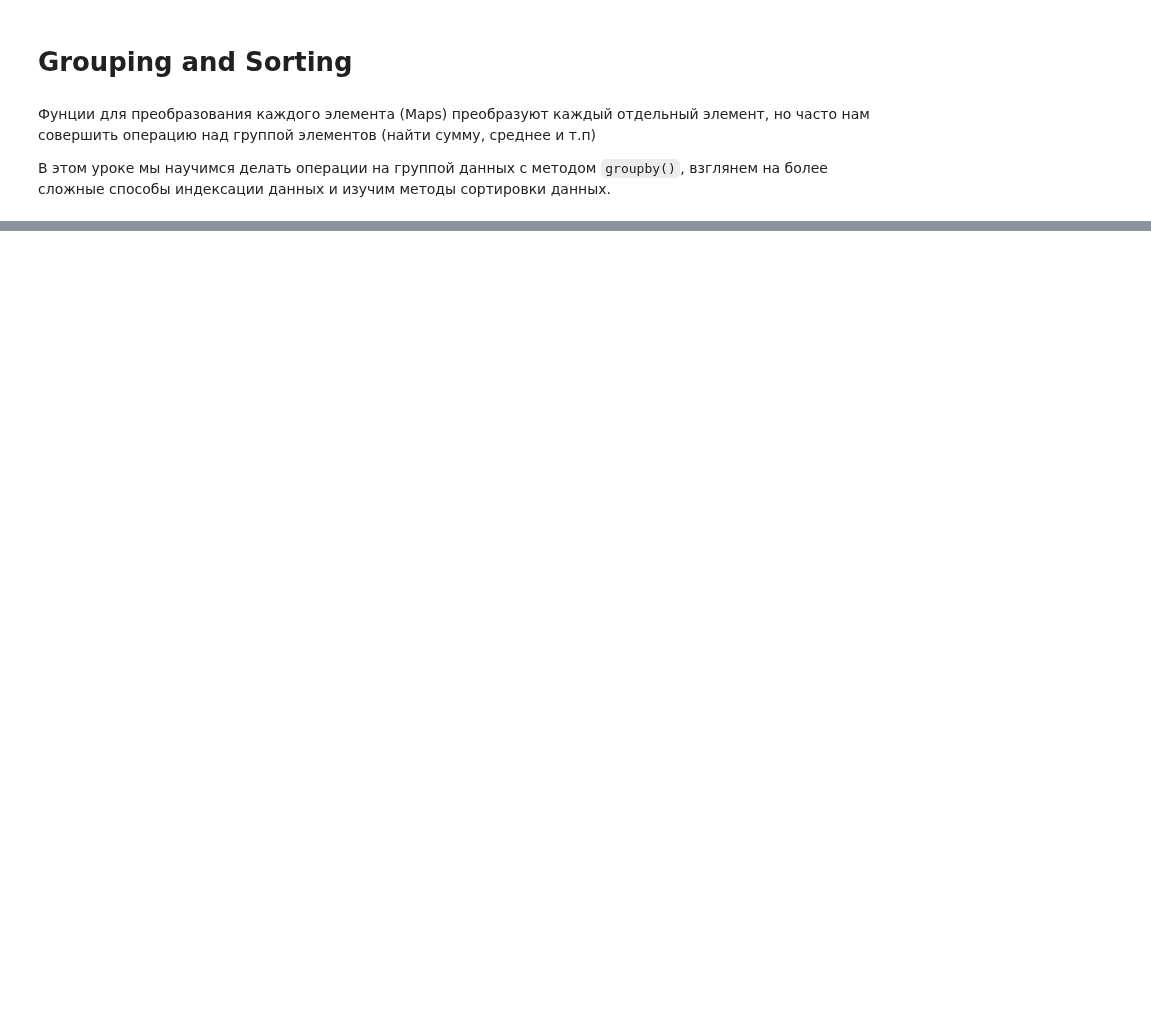
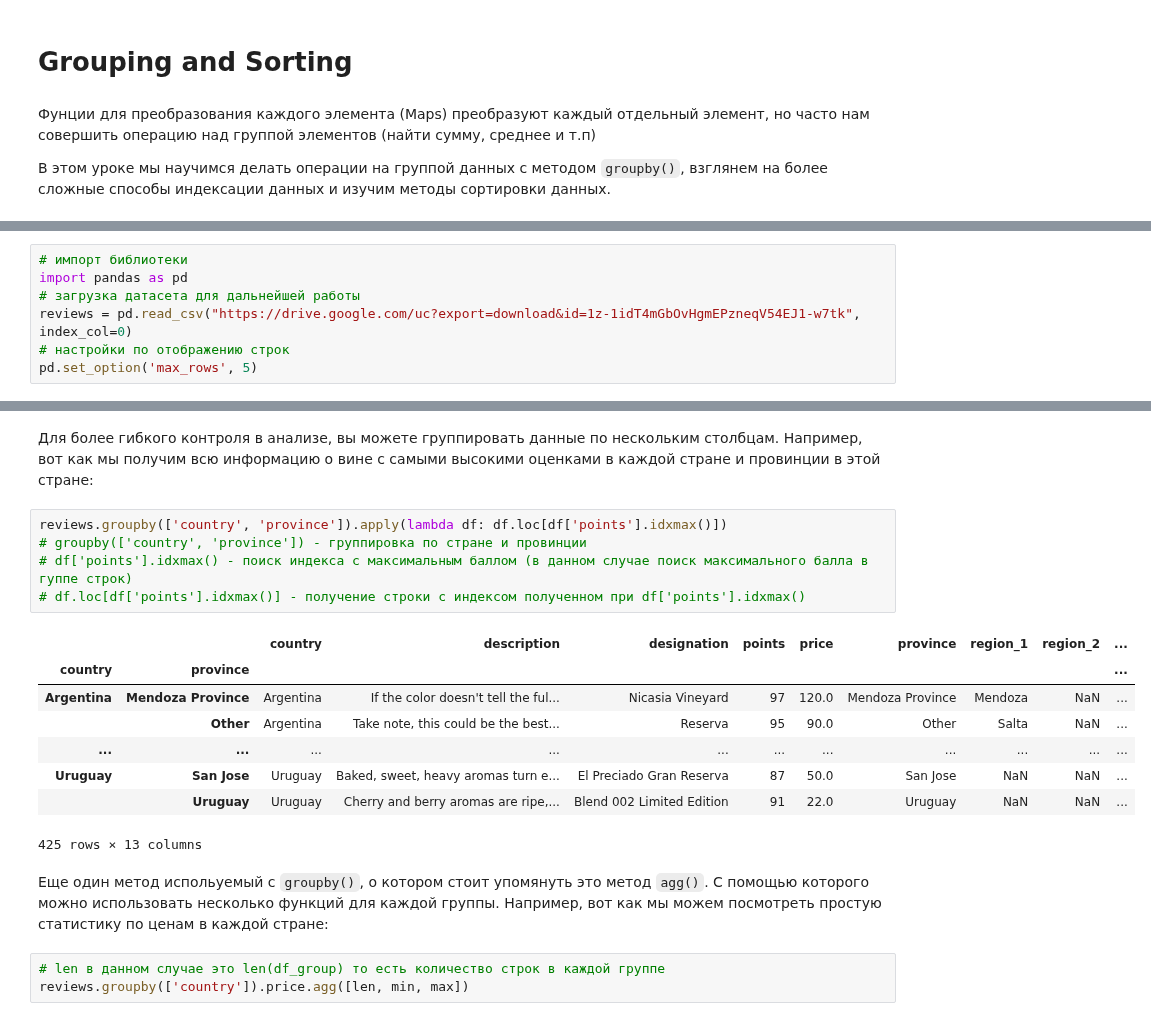
Before and after one commit to sergeymasl/pandas_cource, a Jupyter notebook: Grouping_and_Sorting.ipynb, the cells around one changed output, grey strips where cells are left out. Cells and saved outputs as stored; diff of their text form; blank space fills up the shorter version.

````diff
--- a/Grouping_and_Sorting.ipynb
+++ b/Grouping_and_Sorting.ipynb
@@ -8,0 +11,7 @@
+# %%
+# импорт библиотеки
+import pandas as pd
+# загрузка датасета для дальнейшей работы
+reviews = pd.read_csv("https://drive.google.com/uc?export=download&id=1z-1idT4mGbOvHgmEPzneqV54EJ1-w7tk", index_col=0)
+# настройки по отображению строк
+pd.set_option('max_rows', 5)
@@ -8,0 +88,21 @@
+# %% [markdown]
+Для более гибкого контроля в анализе, вы можете группировать данные по нескольким столбцам. Например, вот как мы получим всю информацию о вине с самыми высокими оценками в каждой стране и провинции в этой стране:
+# %%
+reviews.groupby(['country', 'province']).apply(lambda df: df.loc[df['points'].idxmax()])
+# groupby(['country', 'province']) - группировка по стране и провинции
+# df['points'].idxmax() - поиск индекса с максимальным баллом (в данном случае поиск максимального балла в гуппе строк)
+# df.loc[df['points'].idxmax()] - получение строки с индексом полученном при df['points'].idxmax()
+# %% [output]
+|  |  | country | description | designation | points | price | province | region_1 | region_2 | ... |
+| country | province |  |  |  |  |  |  |  |  | ... |
+| Argentina | Mendoza Province | Argentina | If the color doesn't tell the ful... | Nicasia Vineyard | 97 | 120.0 | Mendoza Province | Mendoza | NaN | ... |
+|  | Other | Argentina | Take note, this could be the best... | Reserva | 95 | 90.0 | Other | Salta | NaN | ... |
+| ... | ... | ... | ... | ... | ... | ... | ... | ... | ... | ... |
+| Uruguay | San Jose | Uruguay | Baked, sweet, heavy aromas turn e... | El Preciado Gran Reserva | 87 | 50.0 | San Jose | NaN | NaN | ... |
+|  | Uruguay | Uruguay | Cherry and berry aromas are ripe,... | Blend 002 Limited Edition | 91 | 22.0 | Uruguay | NaN | NaN | ... |
+425 rows × 13 columns
+# %% [markdown]
+Еще один метод испольуемый с ```groupby()```, о котором стоит упомянуть это метод ```agg()```. С помощью которого можно использовать несколько функций для каждой группы. Например, вот как мы можем посмотреть простую статистику по ценам в каждой стране:
+# %%
+# len в данном случае это len(df_group) то есть количество строк в каждой группе
+reviews.groupby(['country']).price.agg([len, min, max])
````
Also changed, not shown: parts of 35 cells of this notebook.
